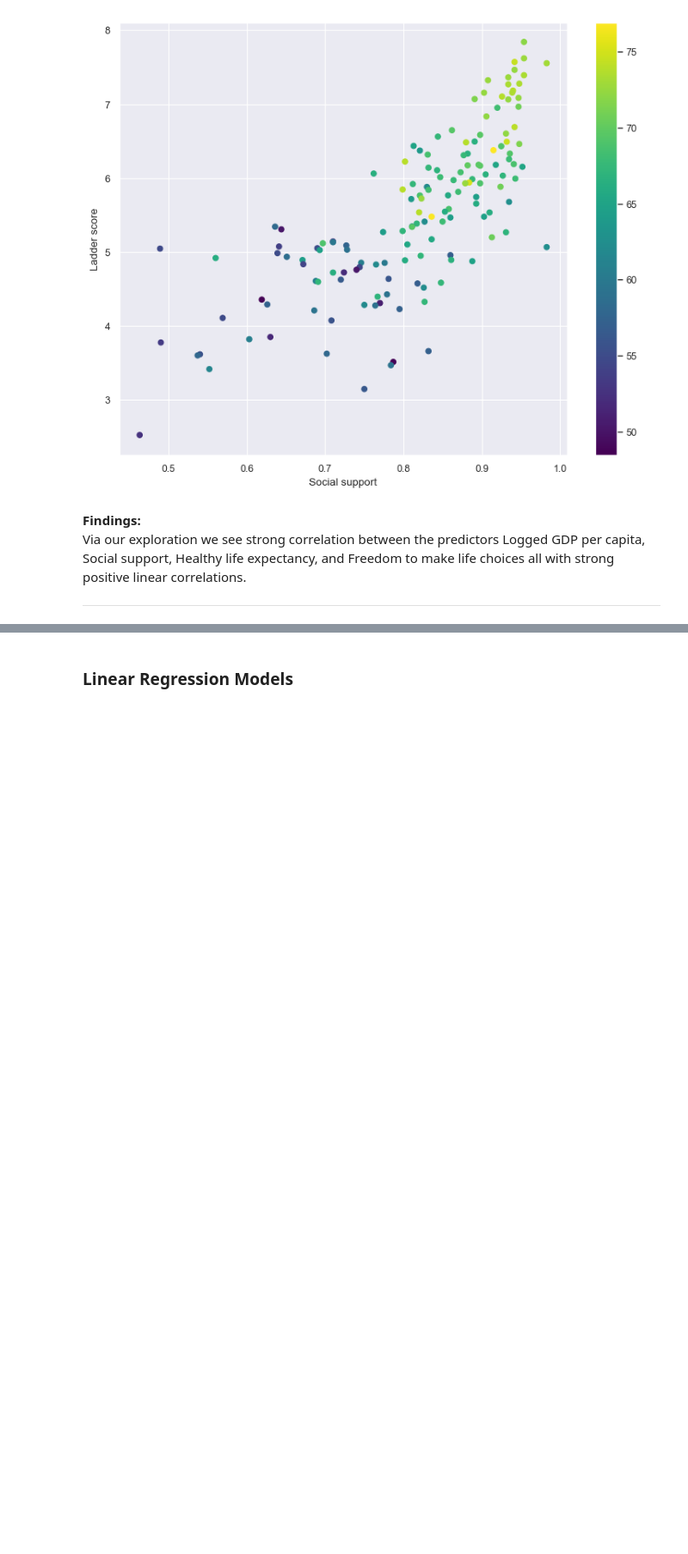
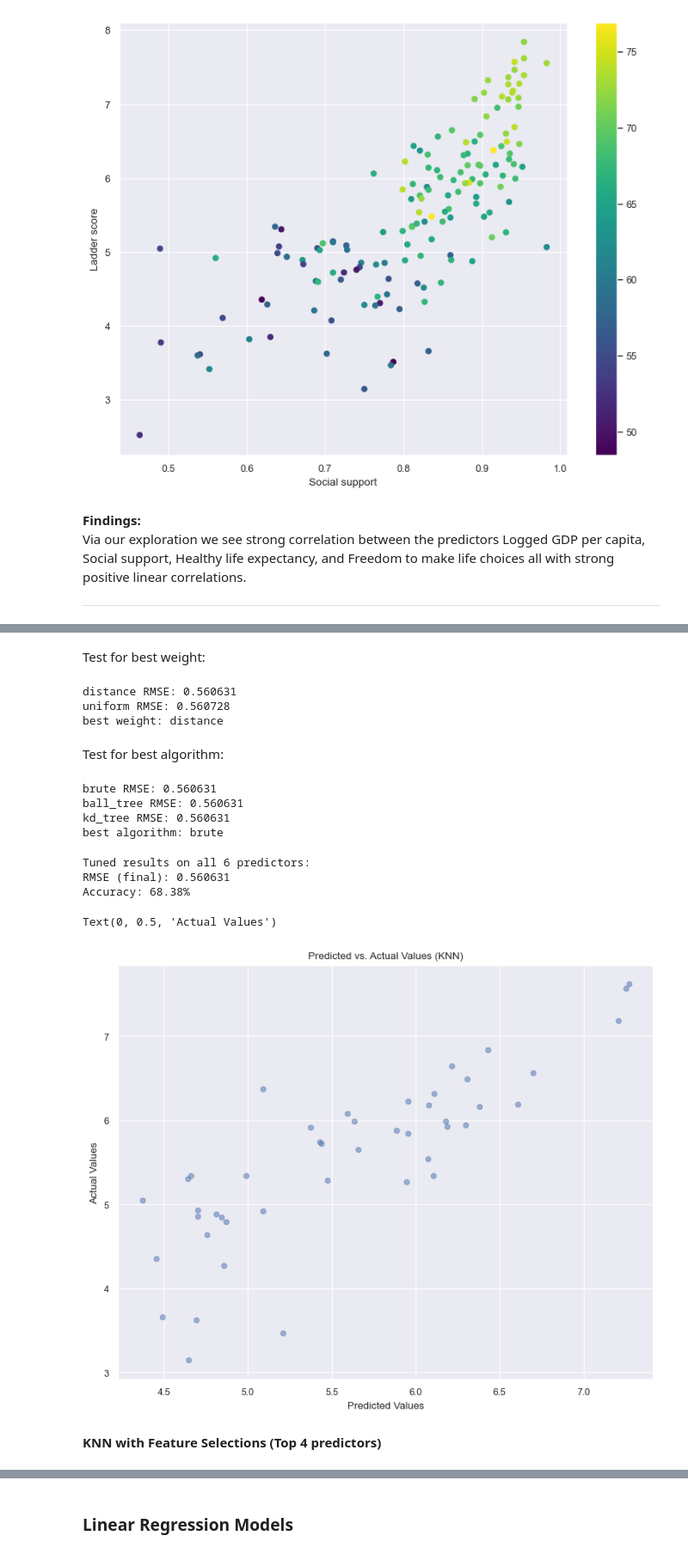
Before and after one commit to nfotinakes/CST383_Final_Project, a Jupyter notebook: final_project_group9.ipynb, the cells around one changed output, grey strips where cells are left out. Shown: that part at 86% size. Saved outputs shown, nothing was run; the diff lists cells and outputs as text; code cells hidden in the pictures; blank space fills up the shorter version.

```diff
--- a/final_project_group9.ipynb
+++ b/final_project_group9.ipynb
@@ -414,0 +451,76 @@ Test RMSE: Default: 0.638429
+# %% [markdown]
+Test for best weight:
+# %%
+weight = ['distance', 'uniform']
+trainRmses = []
+testRmses = []
+
+for w in weight:
+    knnRe = KNeighborsRegressor(n_neighbors=bestK, weights=w)
+    knnRe.fit(xTrain, yTrain)
+    trainPre = knnRe.predict(xTrain)
+    testPre = knnRe.predict(xTest)
+    trainRmse = rmse(trainPre, yTrain)
+    testRmse = rmse(testPre, yTest)
+    trainRmses.append(trainRmse)
+    testRmses.append(testRmse)
+
+bestW = weight[np.array(testRmses).argmin()]
+
+for i in range(0, len(weight)):
+    print('{} RMSE: {:.6f}'.format(weight[i], testRmses[i]))
+
+print('best weight: {}'.format(bestW))
+# %% [output]
+distance RMSE: 0.560631
+uniform RMSE: 0.560728
+best weight: distance
+# %% [markdown]
+Test for best algorithm:
+# %%
+algorithm = ['brute', 'ball_tree', 'kd_tree']
+trainRmses = []
+testRmses = []
+
+for a in algorithm:
+    knnRe = KNeighborsRegressor(n_neighbors=bestK, weights=bestW, algorithm=a)
+    knnRe.fit(xTrain, yTrain)
+    trainPre = knnRe.predict(xTrain)
+    testPre = knnRe.predict(xTest)
+    trainRmse = rmse(trainPre, yTrain)
+    testRmse = rmse(testPre, yTest)
+    trainRmses.append(trainRmse)
+    testRmses.append(testRmse)
+
+bestA = algorithm[np.array(testRmses).argmin()]
+
+for i in range(0, len(algorithm)):
+    print('{} RMSE: {:.6f}'.format(algorithm[i], testRmses[i]))
+
+print('best algorithm: {}'.format(bestA))
+# %% [output]
+brute RMSE: 0.560631
+ball_tree RMSE: 0.560631
+kd_tree RMSE: 0.560631
+best algorithm: brute
+# %%
+finalKnnRe = KNeighborsRegressor(n_neighbors=bestK, weights=bestW, algorithm=bestA)
+finalKnnRe.fit(xTrain, yTrain)
+finalPred = finalKnnRe.predict(xTest)
+print('Tuned results on all 6 predictors:')
+print('RMSE (final): {:0.6f}'.format(rmse(finalPred, yTest)))
+print('Accuracy: {:.2f}%'.format(finalKnnRe.score(xTest,yTest) * 100))
+# %% [output]
+Tuned results on all 6 predictors:
+RMSE (final): 0.560631
+Accuracy: 68.38%
+# %%
+plt.scatter(finalPred, yTest, alpha=0.5)
+plt.title('Predicted vs. Actual Values (KNN)')
+plt.xlabel('Predicted Values')
+plt.ylabel('Actual Values')
+# %% [output]
+Text(0, 0.5, 'Actual Values')
+[figure, added]
+# %% [markdown]
+**KNN with Feature Selections (Top 4 predictors)**
```
Also changed, not shown: parts of 36 cells of this notebook.
